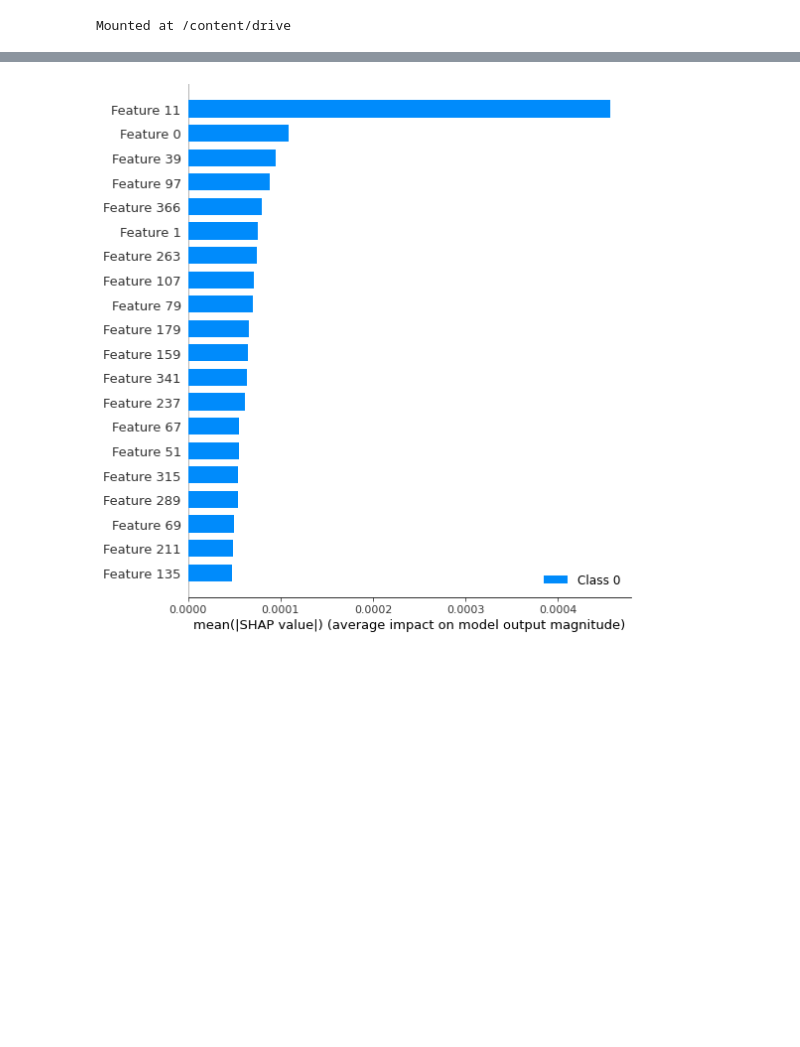
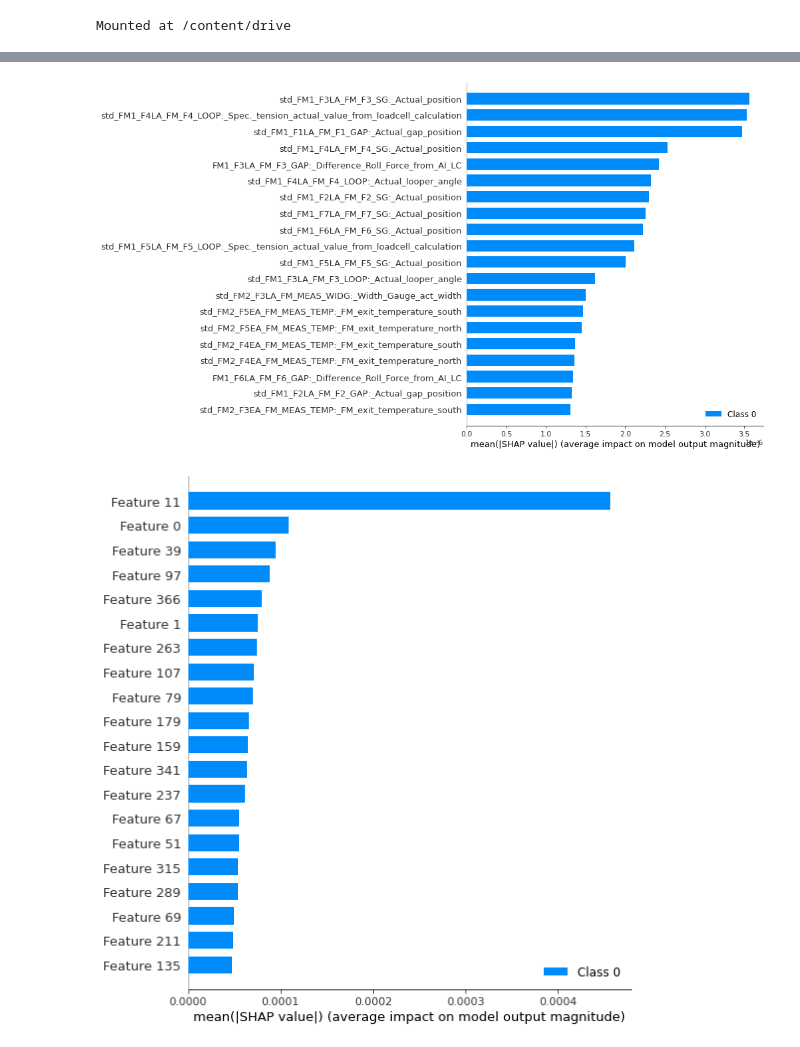
Before and after one commit to zahsa/PROMIMOOC, a Jupyter notebook: Development/Shapley/shaply_analysis_DNN.ipynb, the cells around one changed output, grey strips where cells are left out. Drawn from its saved outputs; the diff is of its cells as text; code cells hidden in the pictures; blank space fills up the shorter version.

```diff
--- a/Development/Shapley/shaply_analysis_DNN.ipynb
+++ b/Development/Shapley/shaply_analysis_DNN.ipynb
@@ -71,0 +156,5 @@ y = clf.predict(train_data)
+# %%
+# summarize the effects of all the features
+shap.summary_plot(shap_values, df_td_1)
+# %% [output]
+[figure, added]
```
Also changed, not shown: parts of 17 cells of this notebook.
